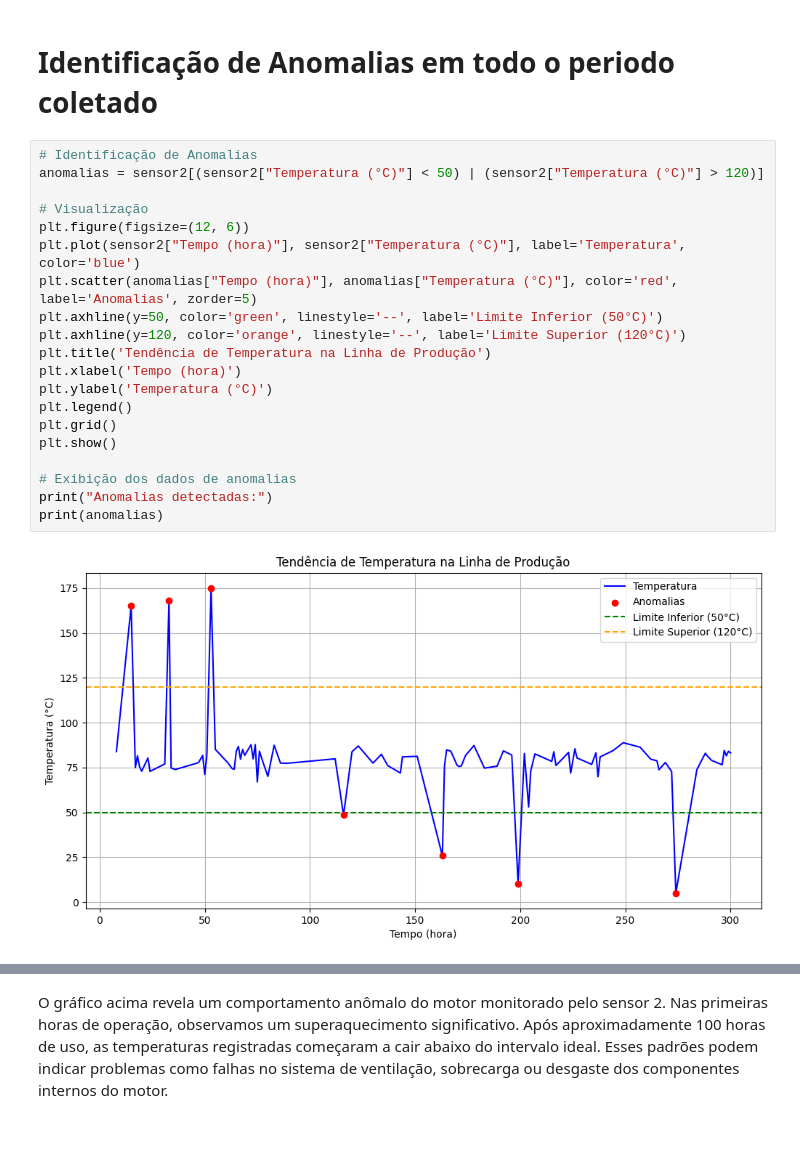
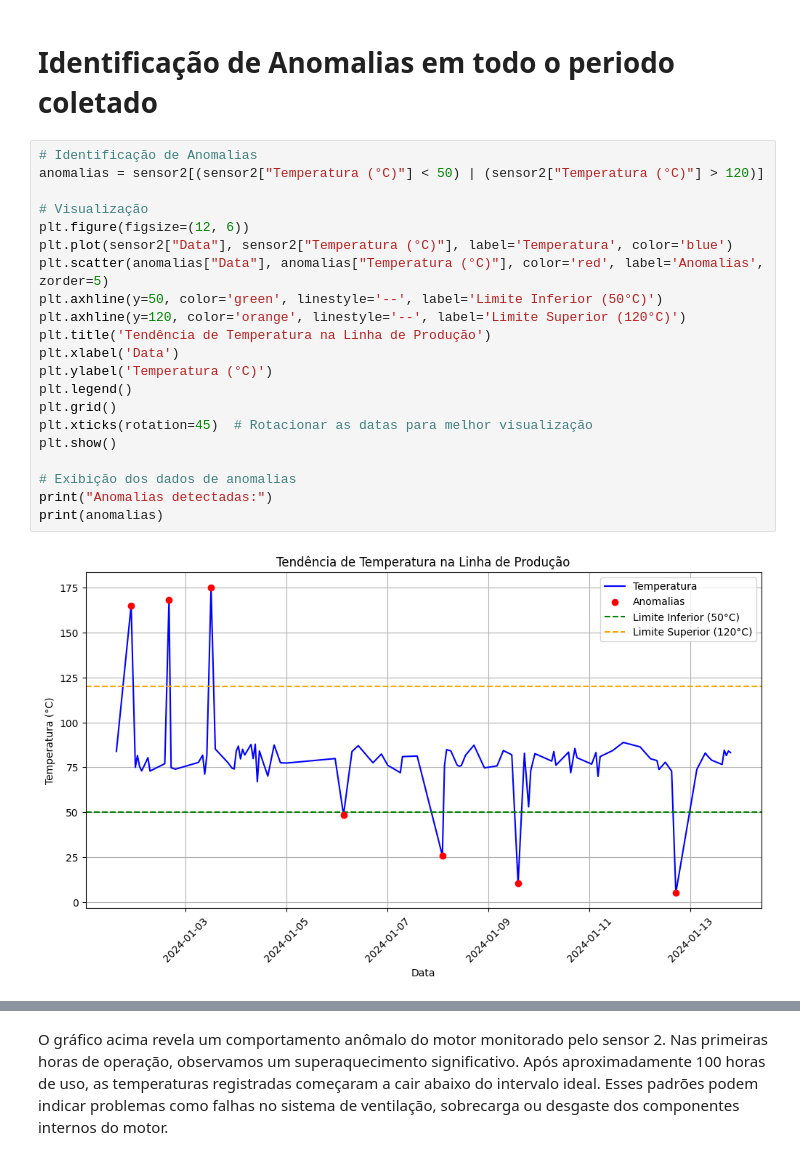
Before and after one commit to JonathanCristovao/analise-de-dados-automacao, a Jupyter notebook: analise_sensores.ipynb, the cells around one changed output, grey strips where cells are left out. Cells and saved outputs as stored; diff of their text form; blank space fills up the shorter version.

```diff
--- a/analise_sensores.ipynb
+++ b/analise_sensores.ipynb
@@ -197,23 +197,24 @@ Name: Temperatura (°C), dtype: float64
 # %%
 # Identificação de Anomalias
 anomalias = sensor2[(sensor2["Temperatura (°C)"] < 50) | (sensor2["Temperatura (°C)"] > 120)]
 
 # Visualização
 plt.figure(figsize=(12, 6))
-plt.plot(sensor2["Tempo (hora)"], sensor2["Temperatura (°C)"], label='Temperatura', color='blue')
-plt.scatter(anomalias["Tempo (hora)"], anomalias["Temperatura (°C)"], color='red', label='Anomalias', zorder=5)
+plt.plot(sensor2["Data"], sensor2["Temperatura (°C)"], label='Temperatura', color='blue')
+plt.scatter(anomalias["Data"], anomalias["Temperatura (°C)"], color='red', label='Anomalias', zorder=5)
 plt.axhline(y=50, color='green', linestyle='--', label='Limite Inferior (50°C)')
 plt.axhline(y=120, color='orange', linestyle='--', label='Limite Superior (120°C)')
 plt.title('Tendência de Temperatura na Linha de Produção')
-plt.xlabel('Tempo (hora)')
+plt.xlabel('Data')
 plt.ylabel('Temperatura (°C)')
 plt.legend()
 plt.grid()
+plt.xticks(rotation=45)  # Rotacionar as datas para melhor visualização
 plt.show()
 
 # Exibição dos dados de anomalias
 print("Anomalias detectadas:")
 print(anomalias)
 # %% [output]
-[figure, old version]
+[figure, new version]
 Anomalias detectadas:
```
Also changed, not shown: parts of 5 cells of this notebook.
